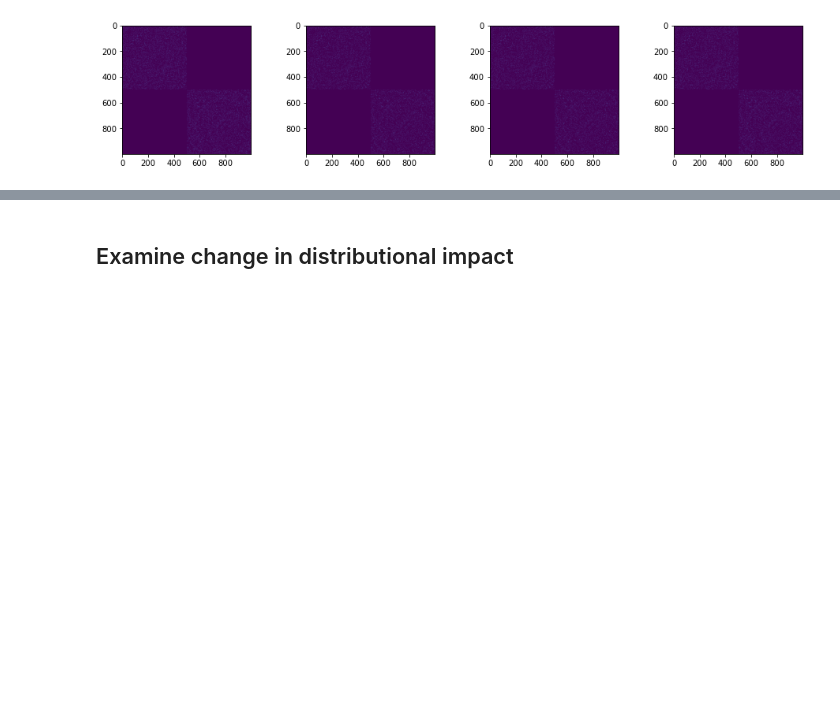
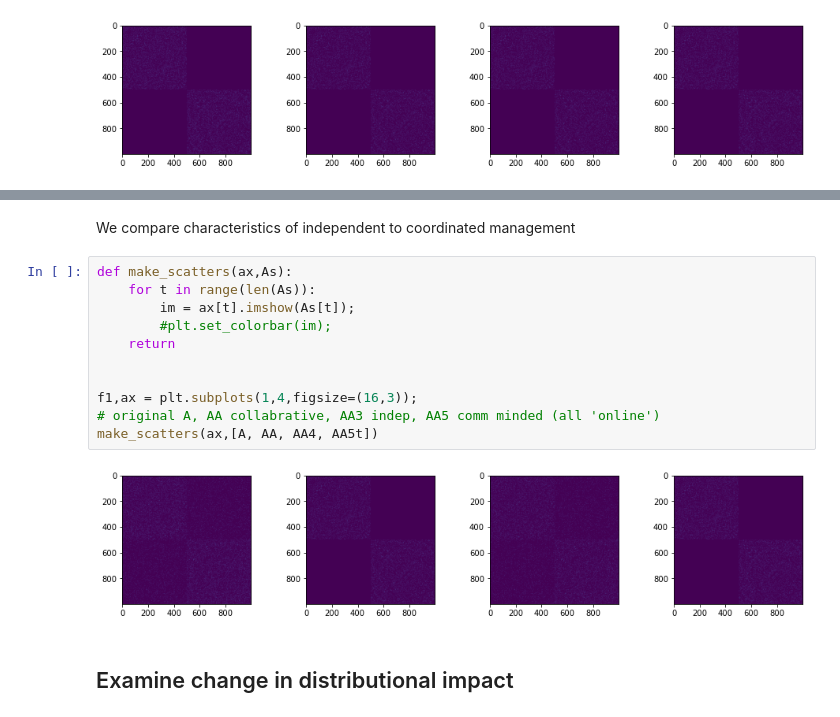
Before and after one commit to ashander/sesync, a Jupyter notebook: exp4_spectral_management_simple.ipynb, the cells around one changed output, grey strips where cells are left out. Saved outputs shown, nothing was run; the diff lists cells and outputs as text; blank space fills up the shorter version.

```diff
--- a/exp4_spectral_management_simple.ipynb
+++ b/exp4_spectral_management_simple.ipynb
@@ -297,3 +396,18 @@ make_scatters(ax,[AA2, A_random, AA, AA4, AA5t])
+# %% [markdown]
+We compare characteristics of independent to coordinated management
+# %%
+def make_scatters(ax,As):
+    for t in range(len(As)):
+        im = ax[t].imshow(As[t]);
+        #plt.set_colorbar(im);
+    return
+
+
+f1,ax = plt.subplots(1,4,figsize=(16,3));
+# original A, AA collabrative, AA3 indep, AA5 comm minded (all 'online')
+make_scatters(ax,[A, AA, AA4, AA5t])
+# %% [output]
+[figure, added]
 # %% [markdown]
 ## Examine change in distributional impact
 # %% [markdown]
```
Also changed, not shown: parts of 7 cells of this notebook.
